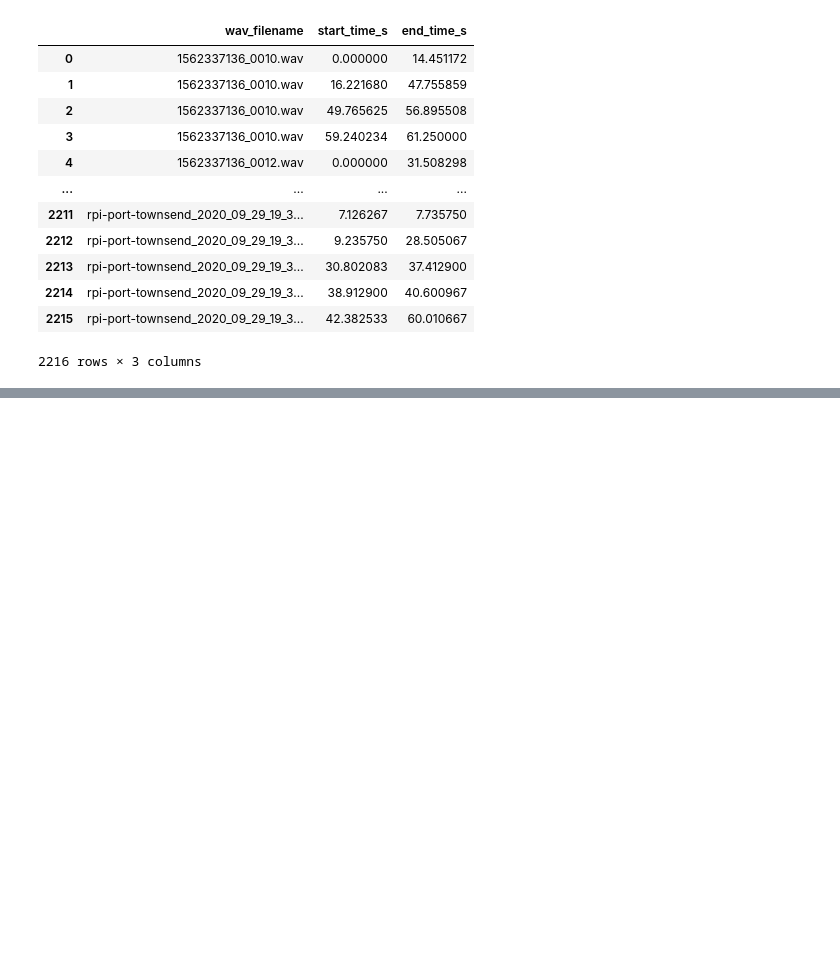
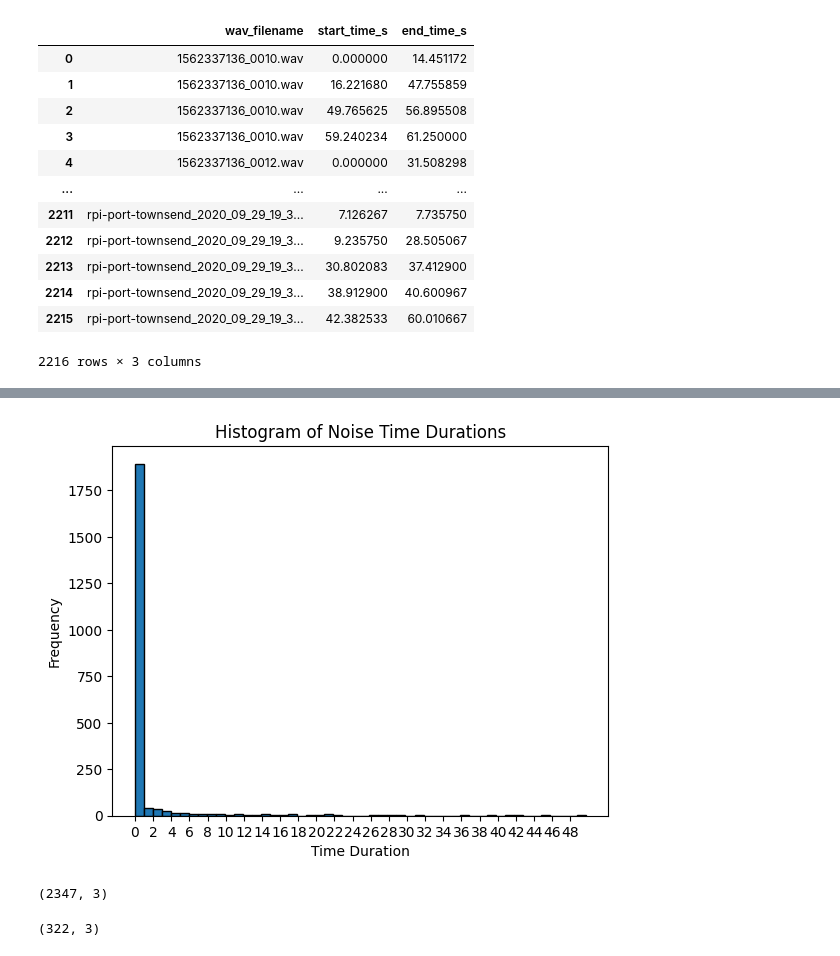
Before and after one commit to Denolle-Lab/OrcaSeis, a Jupyter notebook: data_cleaning.ipynb, the cells around one changed output, grey strips where cells are left out. Drawn from its saved outputs; the diff is of its cells as text; code cells hidden in the pictures; blank space fills up the shorter version.

```diff
--- a/data_cleaning.ipynb
+++ b/data_cleaning.ipynb
@@ -256,0 +288,32 @@ noise_df.to_csv(csv_file_path, index=False)
+# %%
+# Still unclear, so removing all values from list higher than 50
+noise_durations_list = [value for value in noise_durations_list if value <= 50]
+
+# Create the histogram
+plt.hist(noise_durations_list, bins=50, edgecolor='black')
+
+plt.xticks(range(0, 50, 2))
+
+# Add title and labels
+plt.title('Histogram of Noise Time Durations')
+plt.xlabel('Time Duration')
+plt.ylabel('Frequency')
+
+# Show the plot
+plt.show()
+
+# Most noise calls have a time duration of 1s.
+# %% [output]
+[figure, added]
+# %%
+# Remove rows from orca_call_df where duration < 1s
+indices_to_be_removed = []
+for index, row in orca_call_df.iterrows():
+    if row['end_time_s'] - row['start_time_s'] < 1:
+        indices_to_be_removed.append(index)
+    else:
+        orca_call_df.at[index, 'end_time_s'] = row['start_time_s'] + 1
+
+orca_call_df.shape
+# %% [output]
+(2347, 3)
@@ -256,0 +334,4 @@ noise_df.to_csv(csv_file_path, index=False)
+# %%
+noise_df.shape
+# %% [output]
+(322, 3)
```
Also changed, not shown: parts of 10 cells of this notebook, 2 other files.
